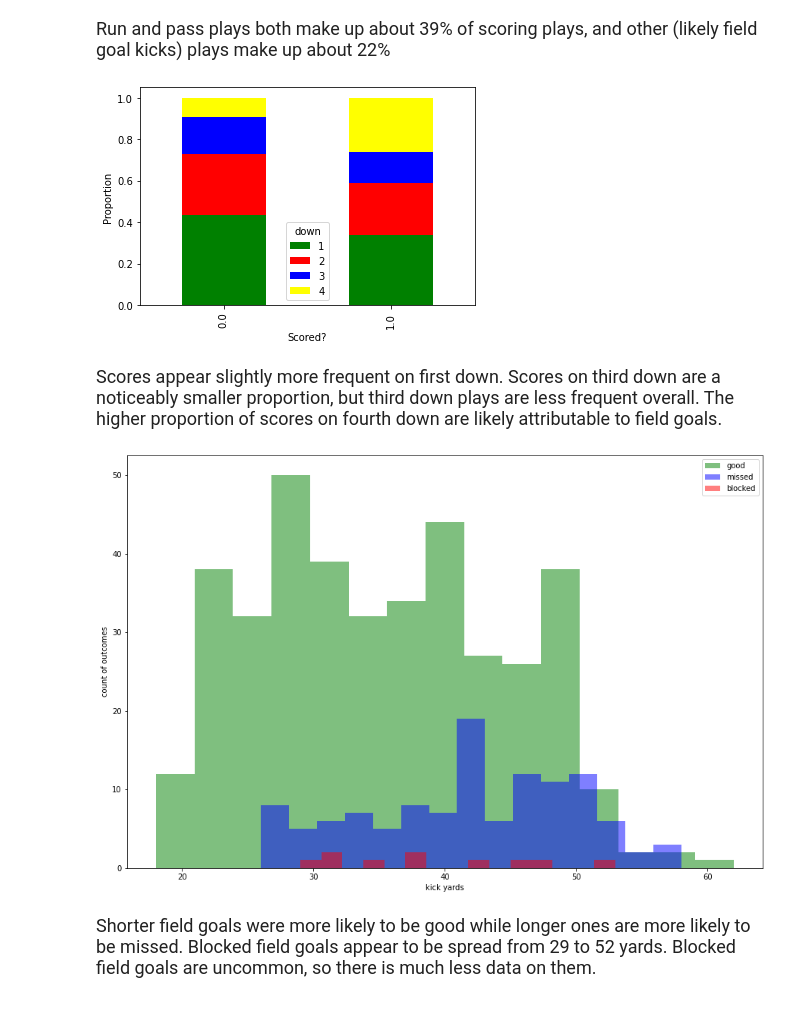
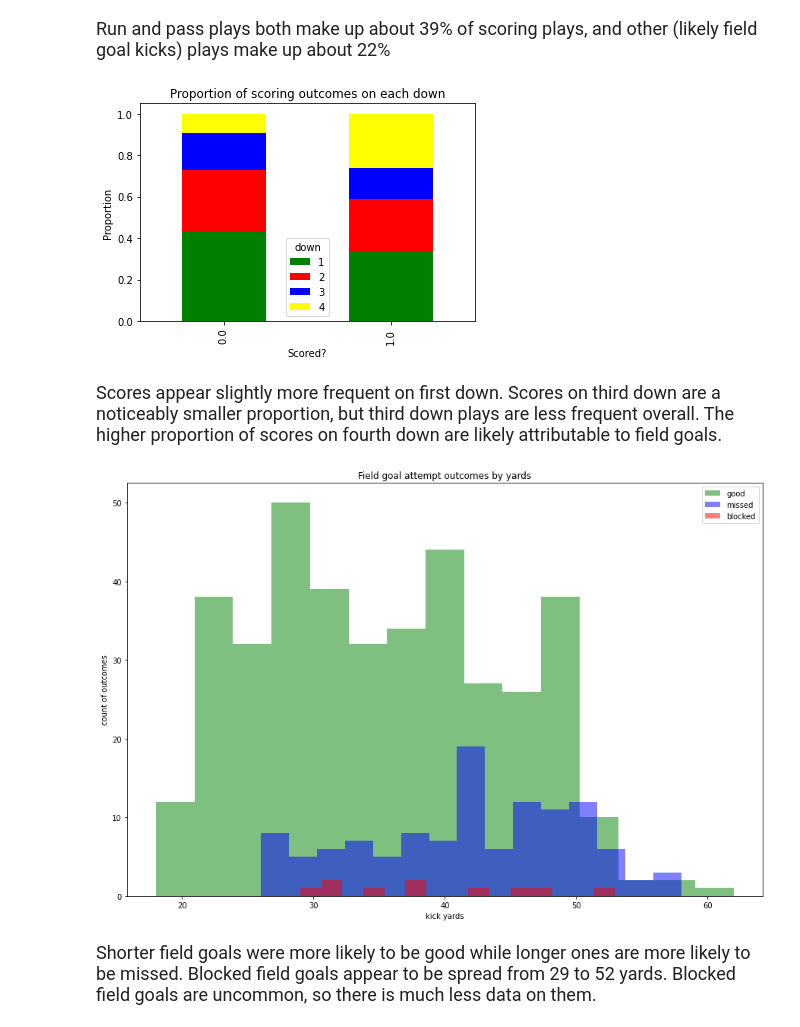
Before and after one commit to regsaleeby/Projects, a Jupyter notebook: Predicting Scores and Yards/EDA.ipynb, the cells around one changed output. Cells and saved outputs as stored; diff of their text form; code cells hidden in the pictures.

```diff
--- a/Predicting Scores and Yards/EDA.ipynb
+++ b/Predicting Scores and Yards/EDA.ipynb
@@ -242,14 +242,15 @@ ax.set_ylabel('Proportion');
 # %%
 scored_downs_df = pbp.groupby(['scored','down'])['down'].count().unstack()
 percents_scored = scored_downs_df.T.div(scored_downs_df.T.sum()).T
 
 fig, ax = plt.subplots()
 
 percents_scored.plot(kind='bar', stacked=True, color=['green','red','blue','yellow'],ax=ax)
 ax.set_xlabel('Scored?')
-ax.set_ylabel('Proportion');
+ax.set_ylabel('Proportion')
+plt.title('Proportion of scoring outcomes on each down');
 # %% [output]
-[figure, old version]
+[figure, new version]
 # %% [markdown]
 <p style= "font-family: Times ; font-size: 18px">
 Scores appear slightly more frequent on first down. Scores on third down are a noticeably smaller proportion, but third down plays are less frequent overall. The higher proportion of scores on fourth down are likely attributable to field goals.
@@ -263,9 +264,10 @@ ax.hist(pbp[pbp["pkresult"]=="BLOCKED"]['pkyds'], bins=15, alpha=0.5, color="red
 
 plt.xlabel('kick yards')
 plt.ylabel('count of outcomes')
+plt.title('Field goal attempt outcomes by yards')
 plt.legend();
 # %% [output]
-[figure, old version]
+[figure, new version]
 # %% [markdown]
 <p style= "font-family: Times ; font-size: 18px">
 Shorter field goals were more likely to be good while longer ones are more likely to be missed. Blocked field goals appear to be spread from 29 to 52 yards. Blocked field goals are uncommon, so there is much less data on them.
```
Also changed, not shown: parts of 12 cells of this notebook, 1 other file.
